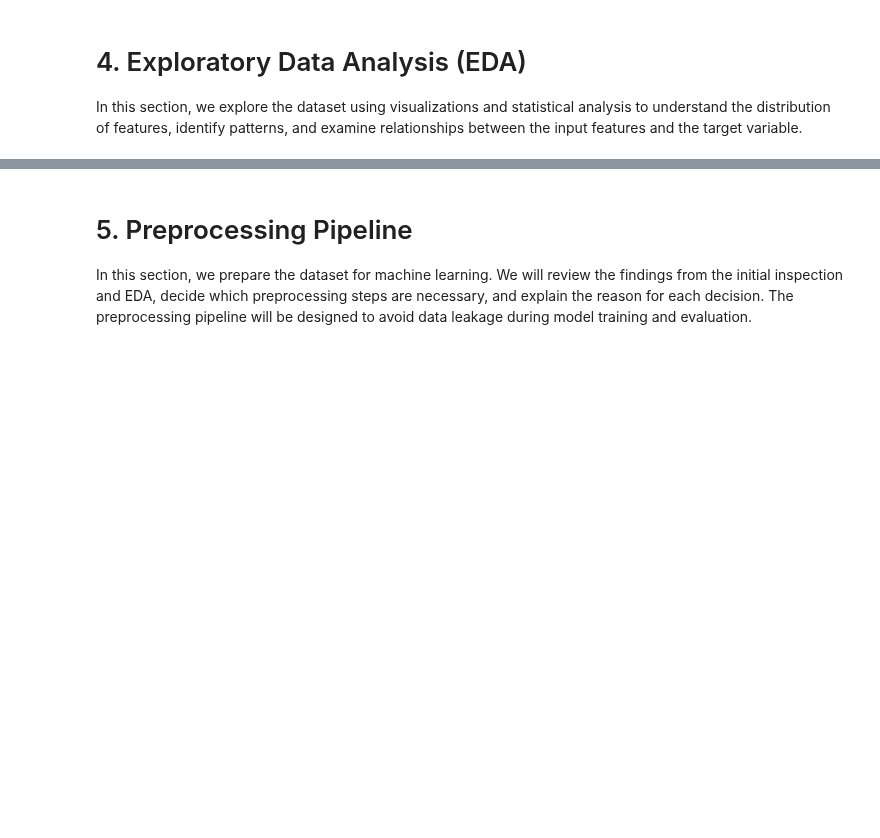
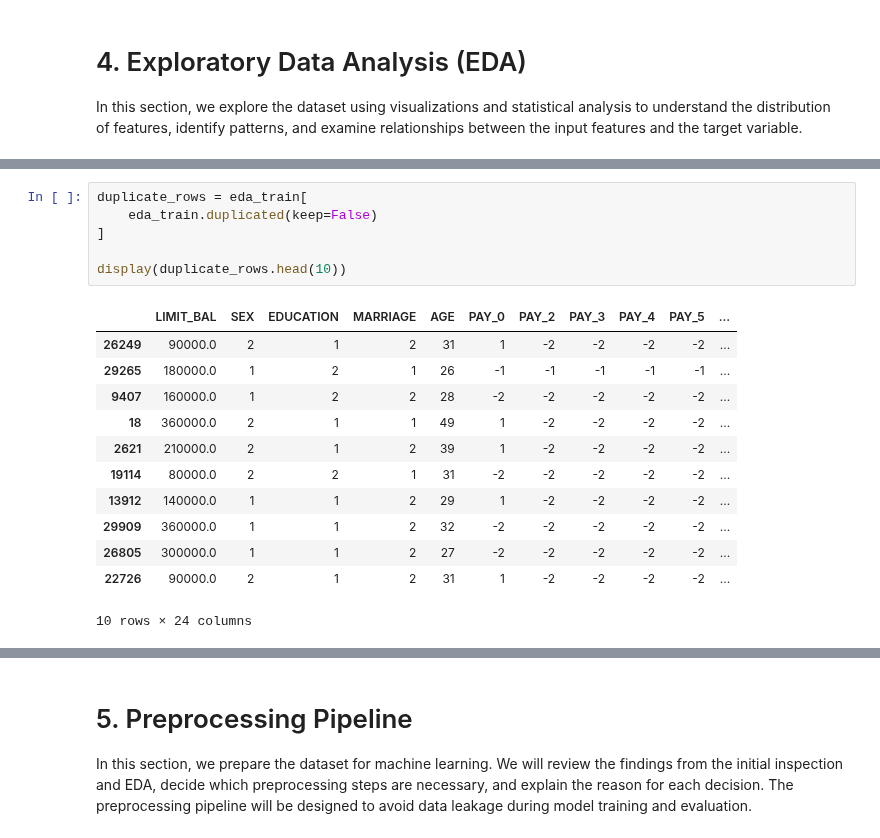
Before and after one commit to r-raghad/SWE485-Project-Group1, a Jupyter notebook: Phase1_Data_Exploration.ipynb, the cells around one changed output, grey strips where cells are left out. Saved outputs shown, nothing was run; the diff lists cells and outputs as text; blank space fills up the shorter version.

```diff
--- a/Phase1_Data_Exploration.ipynb
+++ b/Phase1_Data_Exploration.ipynb
@@ -384,0 +396,19 @@ In this section, we explore the dataset using visualizations and statistical ana
+# %%
+duplicate_rows = eda_train[
+    eda_train.duplicated(keep=False)
+]
+
+display(duplicate_rows.head(10))
+# %% [output]
+|  | LIMIT_BAL | SEX | EDUCATION | MARRIAGE | AGE | PAY_0 | PAY_2 | PAY_3 | PAY_4 | PAY_5 | ... |
+| 26249 | 90000.0 | 2 | 1 | 2 | 31 | 1 | -2 | -2 | -2 | -2 | ... |
+| 29265 | 180000.0 | 1 | 2 | 1 | 26 | -1 | -1 | -1 | -1 | -1 | ... |
+| 9407 | 160000.0 | 1 | 2 | 2 | 28 | -2 | -2 | -2 | -2 | -2 | ... |
+| 18 | 360000.0 | 2 | 1 | 1 | 49 | 1 | -2 | -2 | -2 | -2 | ... |
+| 2621 | 210000.0 | 2 | 1 | 2 | 39 | 1 | -2 | -2 | -2 | -2 | ... |
+| 19114 | 80000.0 | 2 | 2 | 1 | 31 | -2 | -2 | -2 | -2 | -2 | ... |
+| 13912 | 140000.0 | 1 | 1 | 2 | 29 | 1 | -2 | -2 | -2 | -2 | ... |
+| 29909 | 360000.0 | 1 | 1 | 2 | 32 | -2 | -2 | -2 | -2 | -2 | ... |
+| 26805 | 300000.0 | 1 | 1 | 2 | 27 | -2 | -2 | -2 | -2 | -2 | ... |
+| 22726 | 90000.0 | 2 | 1 | 2 | 31 | 1 | -2 | -2 | -2 | -2 | ... |
+10 rows × 24 columns
```
Also changed, not shown: parts of 24 cells of this notebook.
